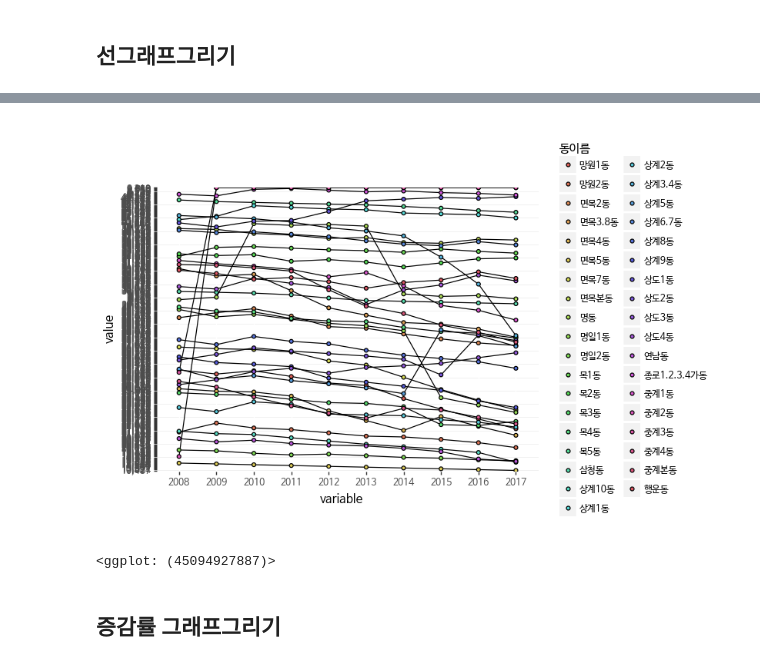
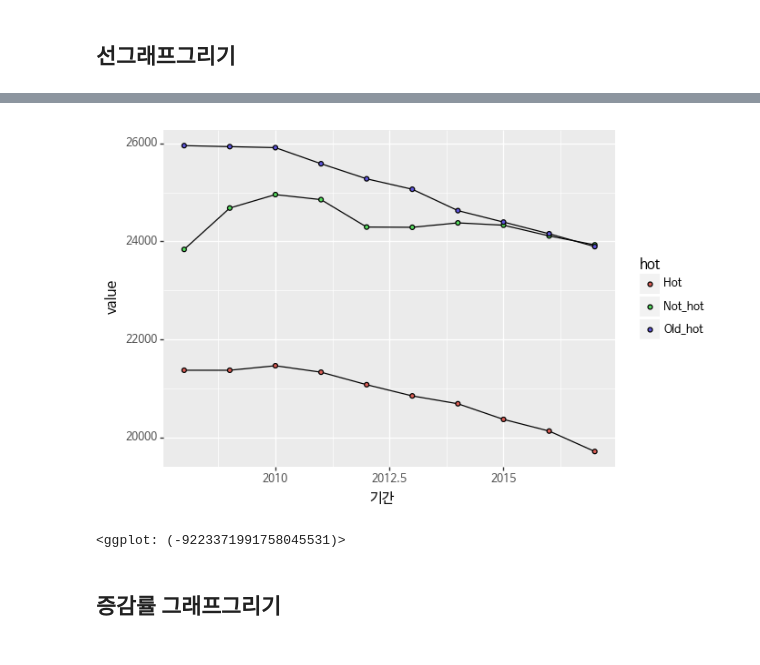
Before and after one commit to dataitgirls2/Next_Hip_Place, a Jupyter notebook: code/seoul_populations/population_visualization.ipynb, the cells around one changed output, grey strips where cells are left out. Cells and saved outputs as stored; diff of their text form; code cells hidden in the pictures.

```diff
--- a/code/seoul_populations/population_visualization.ipynb
+++ b/code/seoul_populations/population_visualization.ipynb
@@ -66,0 +48,6 @@ sample.loc[sample['동이름'] == '연남동']
+# %%
+df['hot'] = df['동']
+df.loc[df.iloc[:,2].str.contains(r'(연남|종로1.2.3.4가동|성수[12]가제[13]동|행운동|봉천동|망원)'), 'hot'] = 'Hot'
+df.loc[df.iloc[:,2].str.contains(r'(삼청|명동|목)'),  'hot'] = 'Old_hot'
+df.loc[df.iloc[:,2].str.contains(r'(연남|종로1.2.3.4가동|성수[12]가제[13]동|행운동|봉천동|망원|삼청|명동|목)')==False, 'hot'] = 'Not_hot'
+# df.loc[df.iloc[:,2].str.contains(r'(합계)'),'hot'] = 'Sum'
@@ -66,0 +65,12 @@ sample.loc[sample['동이름'] == '연남동']
+# %%
+def str_to_float(x):
+    try:
+        return float(x.replace(',',''))
+    except:
+        return x
+# %%
+sample_hot = df[['기간','계_계','hot']].copy()
+
+columns = sample_hot.columns
+for column in columns:
+    sample_hot[column] = sample_hot[column].apply(lambda x:str_to_float(x))
@@ -80,0 +118,6 @@ sample.head()
+# %%
+samplehot = sample_hot.melt(id_vars=['기간','hot'],value_vars=['계_계'])
+samplehot = samplehot.groupby(['기간','hot']).mean()
+samplehot = pd.DataFrame(samplehot.to_records())
+
+samplehot.head()
@@ -81,11 +131,11 @@ sample.head()
 # %%
-(ggplot(sample, aes(x='variable', y='value',group='동이름' ,fill='동이름'))
+(ggplot(samplehot, aes(x='기간', y='value', group='hot' ,fill='hot'))
  + geom_line()
  + geom_point()
  + theme(text=element_text(family='NanumBarunGothic'))
 )
 # %% [output]
-[figure, old version]
+[figure, new version]
-<ggplot: (45094927887)>
+<ggplot: (-9223371991758045531)>
 # %% [markdown]
 ## 증감률 그래프그리기
```
Also changed, not shown: parts of 29 cells of this notebook, 7 other files.
